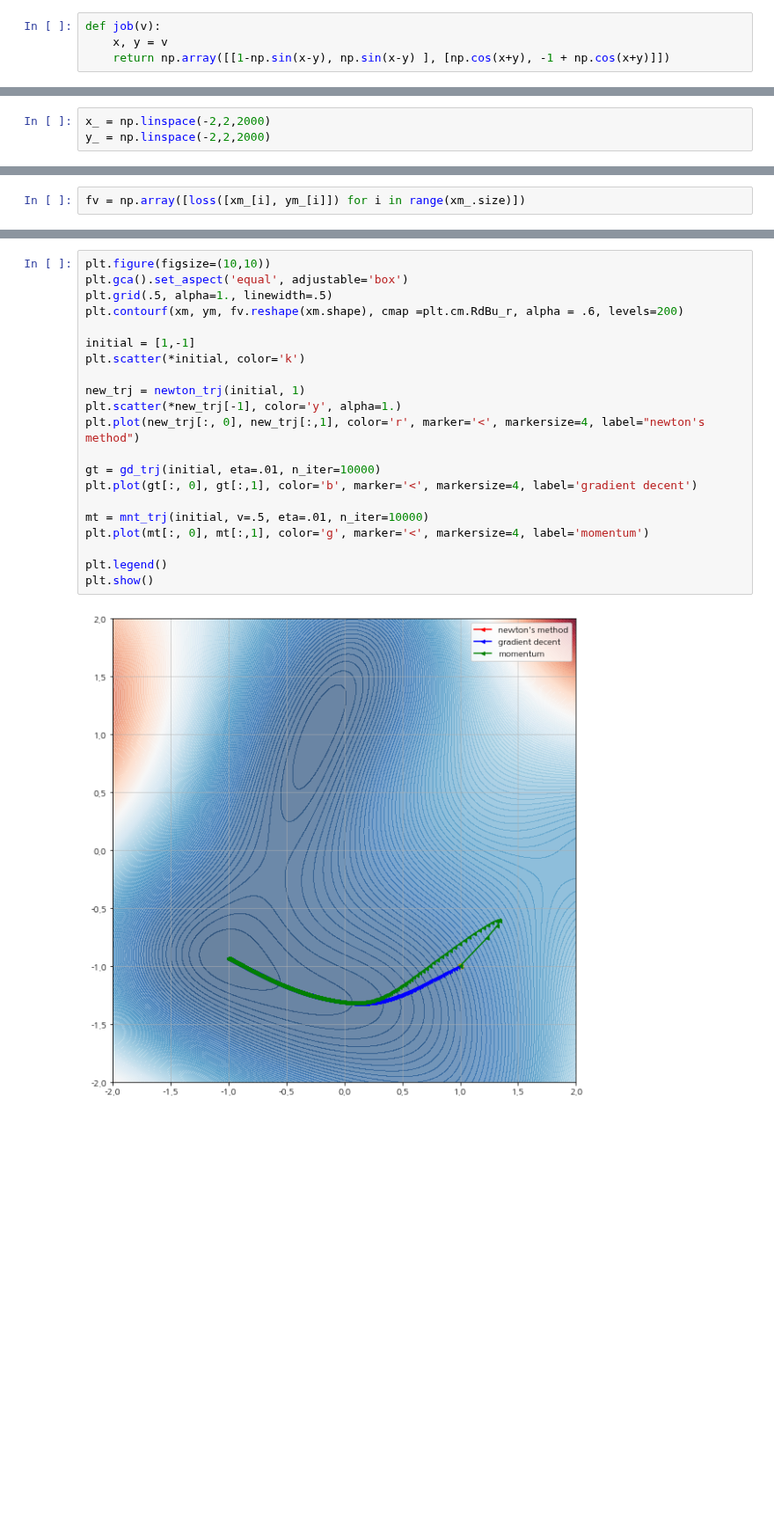
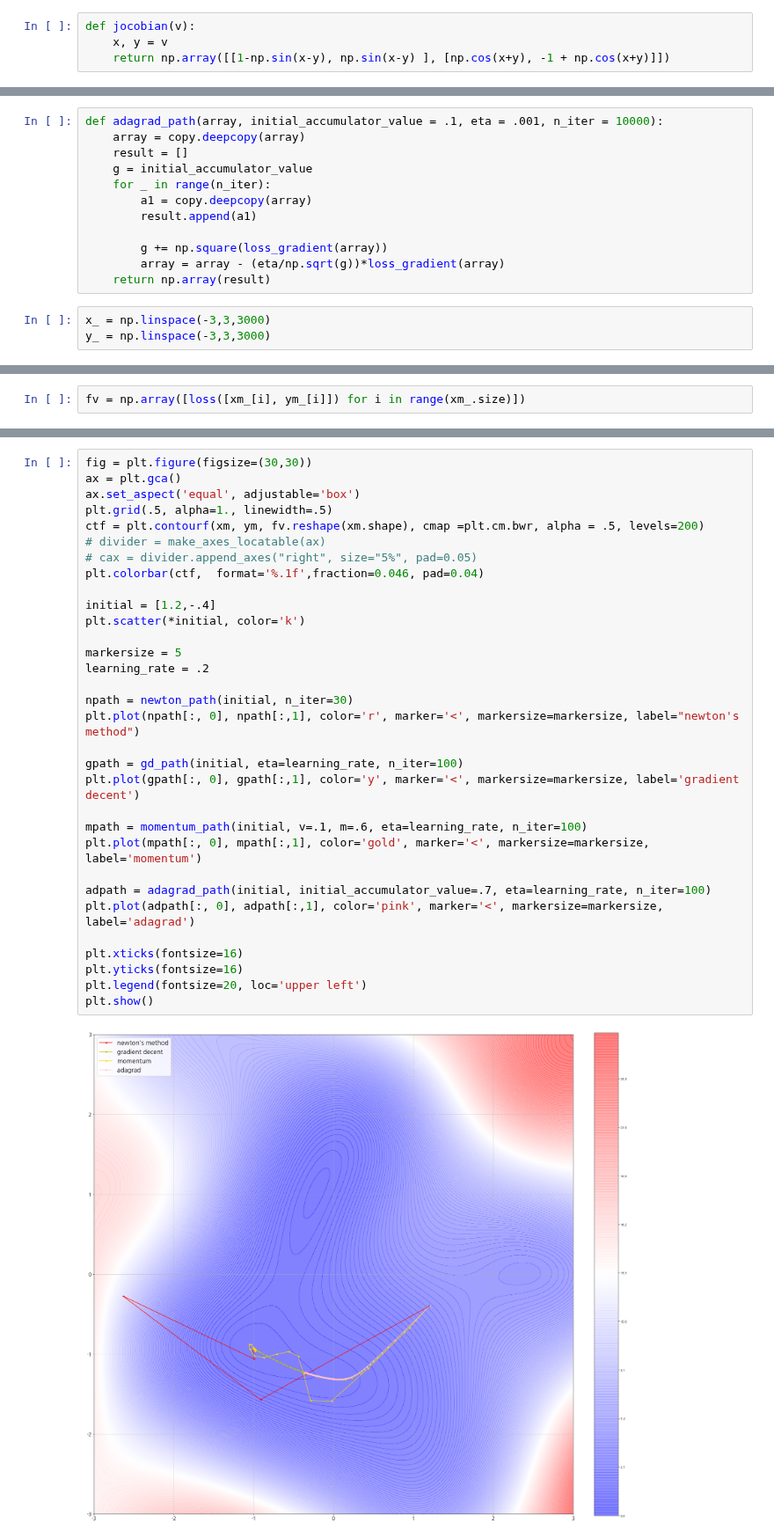
Before and after one commit to ywkim92/Paper-implementation, a Jupyter notebook: Optimization.ipynb, the cells around one changed output, grey strips where cells are left out. Shown at 88% size. Drawn from its saved outputs; the diff is of its cells as text; blank space fills up the shorter version.

Commit message:
docs: Add visualization for optimizers

```diff
--- a/Optimization.ipynb
+++ b/Optimization.ipynb
@@ -3,4 +13,4 @@
 # %%
-def job(v):
+def jocobian(v):
     x, y = v
     return np.array([[1-np.sin(x-y), np.sin(x-y) ], [np.cos(x+y), -1 + np.cos(x+y)]])
@@ -63,6 +81,18 @@ def mnt_trj(w, v=0, m = .5, eta = .001, n_iter = 10000):
+# %%
+def adagrad_path(array, initial_accumulator_value = .1, eta = .001, n_iter = 10000):
+    array = copy.deepcopy(array)
+    result = []
+    g = initial_accumulator_value
+    for _ in range(n_iter):
+        a1 = copy.deepcopy(array)
+        result.append(a1)
+
+        g += np.square(loss_gradient(array))
+        array = array - (eta/np.sqrt(g))*loss_gradient(array)
+    return np.array(result)
 # %%
-x_ = np.linspace(-2,2,2000)
-y_ = np.linspace(-2,2,2000)
+x_ = np.linspace(-3,3,3000)
+y_ = np.linspace(-3,3,3000)
 # %%
 xm, ym = np.meshgrid(x_, y_)
 # %%
@@ -83,23 +105,34 @@ array([-0.20928079,  1.04254092])
 # %%
-plt.figure(figsize=(10,10))
-plt.gca().set_aspect('equal', adjustable='box')
+fig = plt.figure(figsize=(30,30))
+ax = plt.gca()
+ax.set_aspect('equal', adjustable='box')
 plt.grid(.5, alpha=1., linewidth=.5)
-plt.contourf(xm, ym, fv.reshape(xm.shape), cmap =plt.cm.RdBu_r, alpha = .6, levels=200)
+ctf = plt.contourf(xm, ym, fv.reshape(xm.shape), cmap =plt.cm.bwr, alpha = .5, levels=200)
+# divider = make_axes_locatable(ax)
+# cax = divider.append_axes("right", size="5%", pad=0.05)
+plt.colorbar(ctf,  format='%.1f',fraction=0.046, pad=0.04)
 
-initial = [1,-1]
+initial = [1.2,-.4]
 plt.scatter(*initial, color='k')
 
-new_trj = newton_trj(initial, 1)
-plt.scatter(*new_trj[-1], color='y', alpha=1.)
-plt.plot(new_trj[:, 0], new_trj[:,1], color='r', marker='<', markersize=4, label="newton's method")
+markersize = 5
+learning_rate = .2
 
-gt = gd_trj(initial, eta=.01, n_iter=10000)
-plt.plot(gt[:, 0], gt[:,1], color='b', marker='<', markersize=4, label='gradient decent')
+npath = newton_path(initial, n_iter=30)
+plt.plot(npath[:, 0], npath[:,1], color='r', marker='<', markersize=markersize, label="newton's method")
 
-mt = mnt_trj(initial, v=.5, eta=.01, n_iter=10000)
-plt.plot(mt[:, 0], mt[:,1], color='g', marker='<', markersize=4, label='momentum')
+gpath = gd_path(initial, eta=learning_rate, n_iter=100)
+plt.plot(gpath[:, 0], gpath[:,1], color='y', marker='<', markersize=markersize, label='gradient decent')
 
-plt.legend()
+mpath = momentum_path(initial, v=.1, m=.6, eta=learning_rate, n_iter=100)
+plt.plot(mpath[:, 0], mpath[:,1], color='gold', marker='<', markersize=markersize, label='momentum')
+
+adpath = adagrad_path(initial, initial_accumulator_value=.7, eta=learning_rate, n_iter=100)
+plt.plot(adpath[:, 0], adpath[:,1], color='pink', marker='<', markersize=markersize, label='adagrad')
+
+plt.xticks(fontsize=16)
+plt.yticks(fontsize=16)
+plt.legend(fontsize=20, loc='upper left')
 plt.show()
 # %% [output]
-[figure, old version]
+[figure, new version]
```
Also changed, not shown: parts of 20 cells of this notebook.
